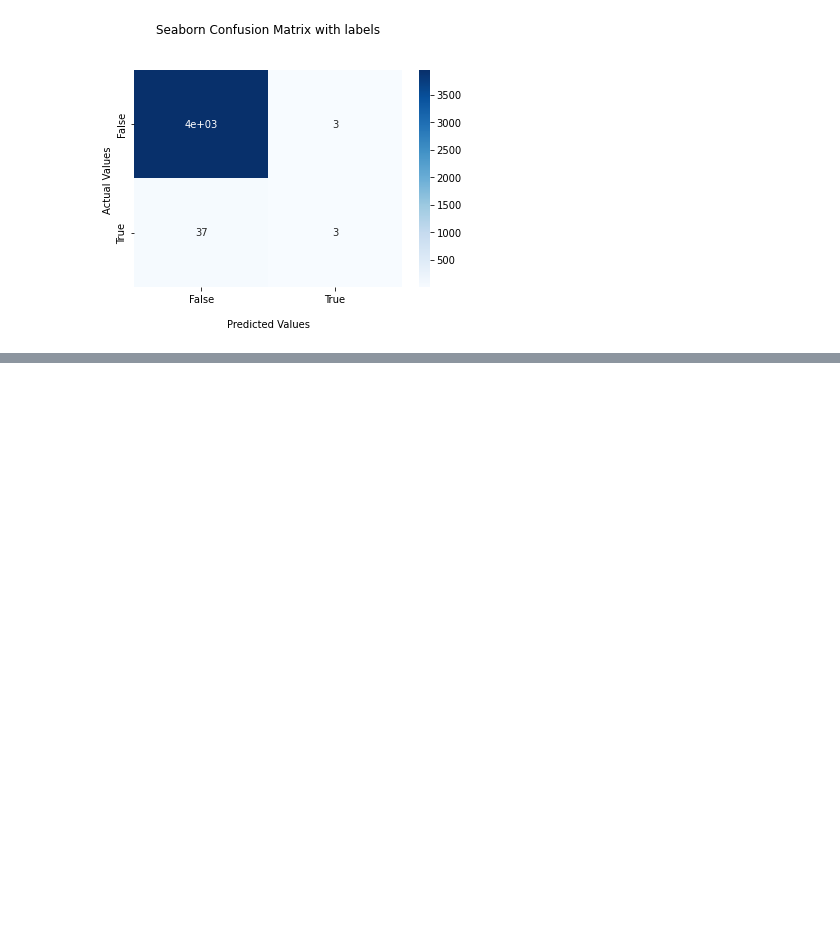
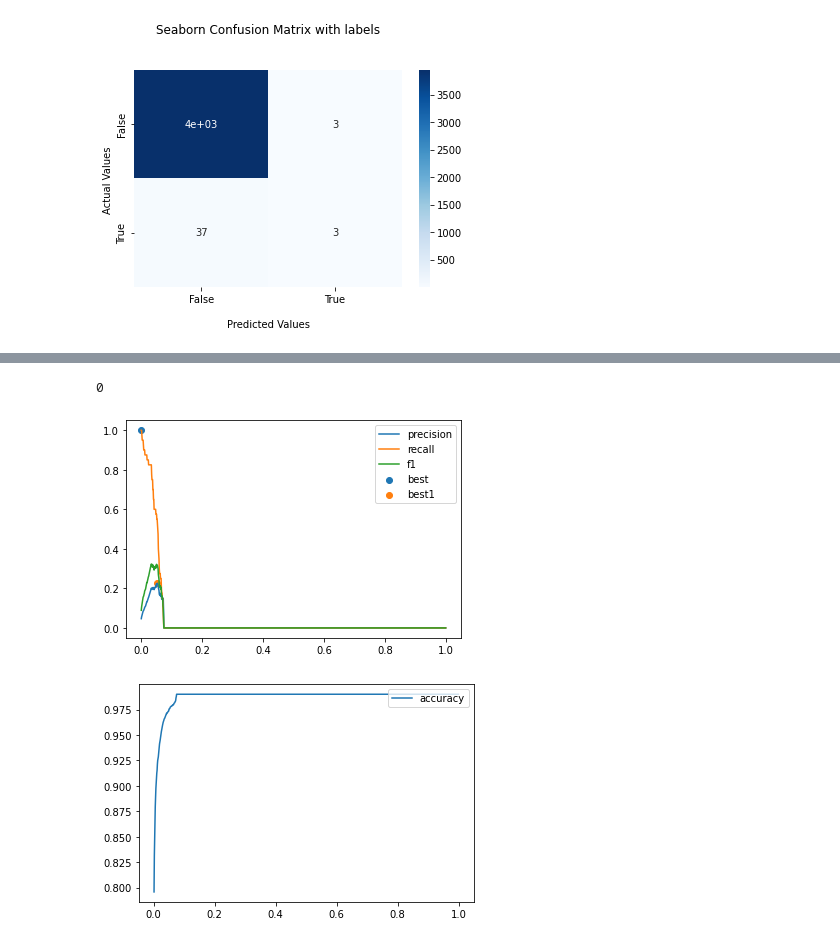
Before and after one commit to GSKW/ML, a Jupyter notebook: practice/business_solution.ipynb, the cells around one changed output, grey strips where cells are left out. Cells and saved outputs as stored; diff of their text form; code cells hidden in the pictures; blank space fills up the shorter version.

Commit message:
feat: added quadratic classifier

```diff
--- a/practice/business_solution.ipynb
+++ b/practice/business_solution.ipynb
@@ -164 +194,19 @@ for x in range(1, 1000):
+# %%
+def calculate_metrics(classifier, x, y):
+    plt_arr1 = [[],[]]
+    plt_arr2 = [[],[]]
+    plt_arr3 = [[],[]]
+    plt_arr4 = [[],[]]
+    for treshold in range(1, 1000):
+        i = treshold/1000
+        y_pred = classifier.predict_proba(x)[:,1]>i
+        plt_arr1[0].append(i)
+        plt_arr1[1].append(calc_precision(y, y_pred))
+        plt_arr2[0].append(i)
+        plt_arr2[1].append(calc_recall(y, y_pred))
+        plt_arr3[0].append(i)
+        plt_arr3[1].append(calc_f1_measure(y, y_pred))
+        plt_arr4[0].append(i)
+        plt_arr4[1].append(calc_accuracy(y, y_pred))
+    return plt_arr1, plt_arr2, plt_arr3, plt_arr4
 # %%
@@ -211,0 +274,6 @@ print(6/25)
+# %%
+x_quad_train = get_quadratic_features(x_train)
+# %%
+quad_model = SGDClassifier(loss='log')
+# %%
+quad_model.fit(x_quad_train, y_train)
@@ -211,0 +282,6 @@ print(6/25)
+# %%
+plot_metrics(quad_model, get_quadratic_features(x_valid), y_true)
+# %% [output]
+0
+[figure, added]
+[figure, added]
```
Also changed, not shown: parts of 12 cells of this notebook.
